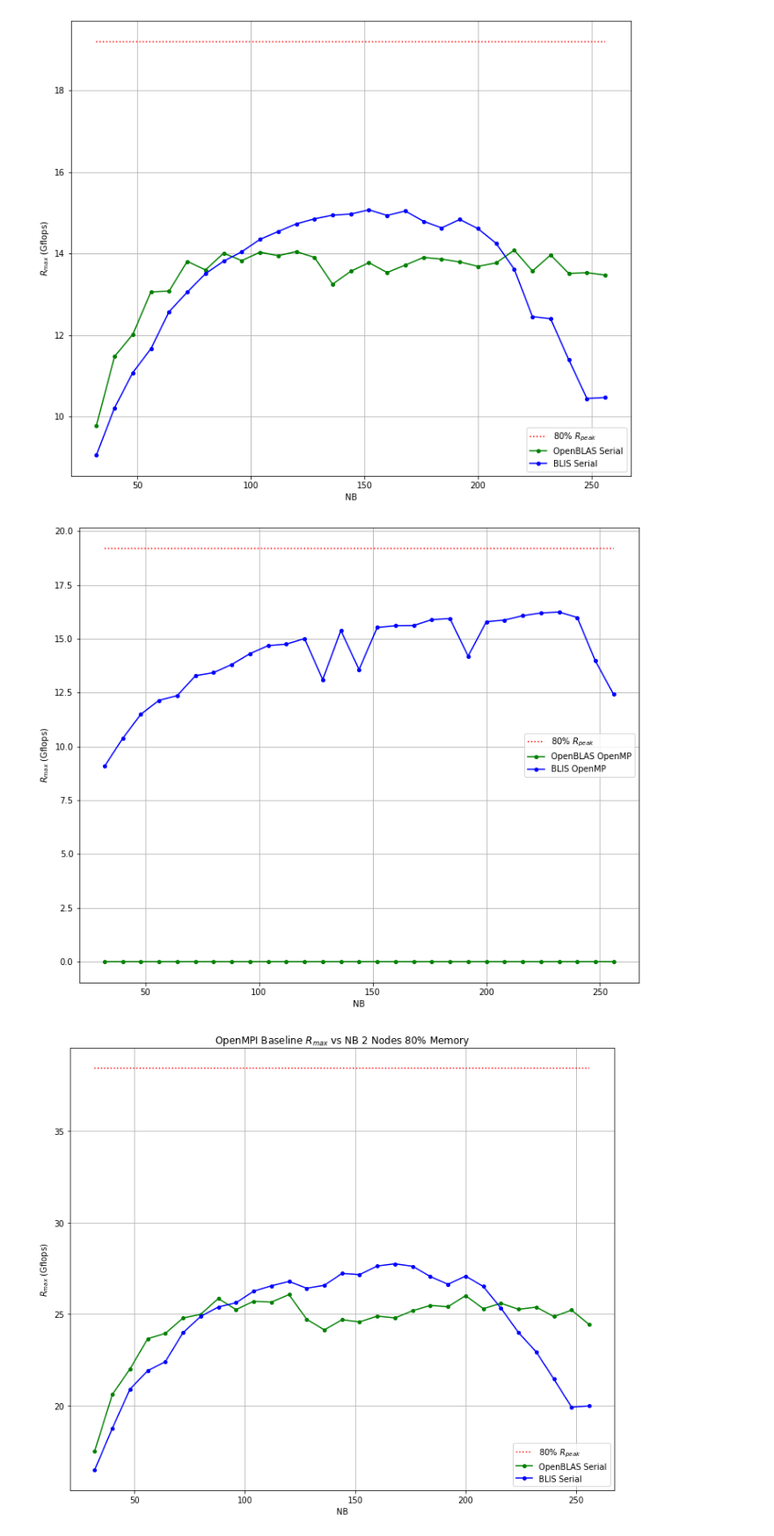
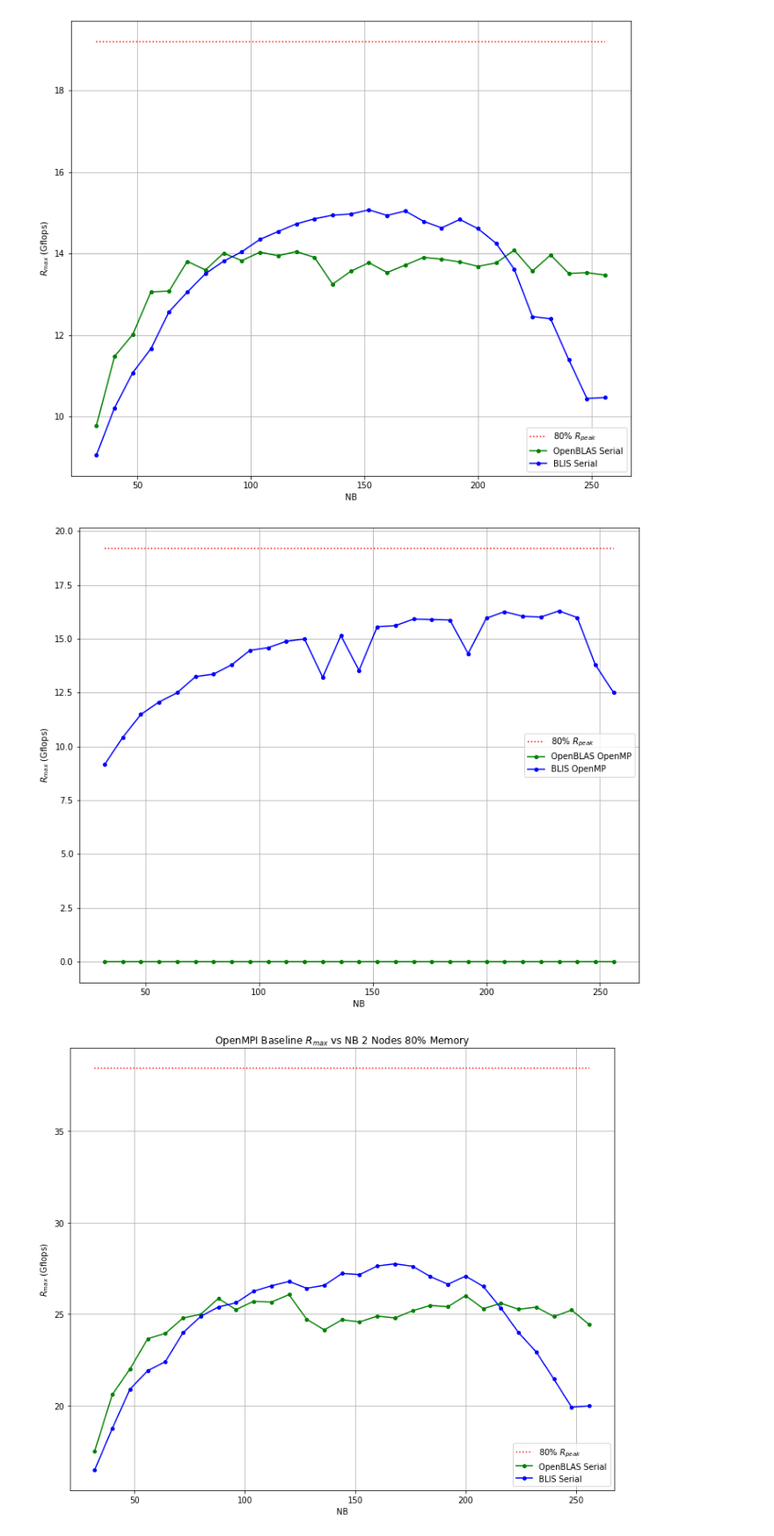
Before and after one commit to johnduffymsc/dissertation, a Jupyter notebook: picluster.ipynb, the cells around one changed output. Shown at 88% size. Drawn from its saved outputs; the diff is of its cells as text; code cells hidden in the pictures.

```diff
--- a/picluster.ipynb
+++ b/picluster.ipynb
@@ -288,63 +288,63 @@ openblas_openmp = [
     0,
     0,
     0,
     0,
     0,
     0,
     0,
     0,
     0,
     0,
     0,
     0
 ]
 
 blis_openmp = [
-    9.0775e+00,
-    1.0375e+01,
-    1.1497e+01,
-    1.2144e+01,
-    1.2362e+01,
-    1.3286e+01,
-    1.3429e+01,
-    1.3810e+01,
-    1.4310e+01,
-    1.4684e+01,
-    1.4753e+01,
-    1.5011e+01,
-    1.3109e+01,
-    1.5382e+01,
-    1.3571e+01,
-    1.5526e+01,
-    1.5608e+01,
-    1.5615e+01,
-    1.5890e+01,
-    1.5940e+01,
-    1.4193e+01,
-    1.5793e+01,
-    1.5870e+01,
-    1.6072e+01,
-    1.6201e+01,
-    1.6244e+01,
-    1.5990e+01,
-    1.3971e+01,
-    1.2422e+01
+    9.1541e+00,
+    1.0421e+01,
+    1.1487e+01,
+    1.2067e+01,
+    1.2497e+01,
+    1.3242e+01,
+    1.3362e+01,
+    1.3798e+01,
+    1.4465e+01,
+    1.4589e+01,
+    1.4887e+01,
+    1.4991e+01,
+    1.3214e+01,
+    1.5148e+01,
+    1.3533e+01,
+    1.5560e+01,
+    1.5612e+01,
+    1.5916e+01,
+    1.5895e+01,
+    1.5872e+01,
+    1.4312e+01,
+    1.5954e+01,
+    1.6263e+01,
+    1.6046e+01,
+    1.6012e+01,
+    1.6299e+01,
+    1.5986e+01,
+    1.3791e+01,
+    1.2503e+01
 ]
 
 plt.figure(figsize=(12, 10))
 #plt.title("OpenMP Baseline $R_{max}$ vs NB 1 Node (4 Cores) 80% Memory")
 plt.plot([32, 256], [R_PEAK_80, R_PEAK_80], ":", markersize=4, color="red")
 plt.plot(nb, openblas_openmp, "-go", markersize=4)
 plt.plot(nb, blis_openmp, "-bo", markersize=4)
 plt.xlabel("NB")
 plt.ylabel("$R_{max}$ (Gflops)")
 plt.legend(["80% $R_{peak}$", "OpenBLAS OpenMP", "BLIS OpenMP"])
 plt.grid()
 plt.savefig("openmp_gflops_vs_nb_1_node_80_percent_memory.pdf", bbox_inches="tight")
 plt.savefig("openmp_gflops_vs_nb_1_node_80_percent_memory.png", bbox_inches="tight")
 plt.show()
 # %% [output]
-[figure, old version]
+[figure, new version]
 # %%
 # OpenMPI Gflops vs NB for 2 nodes using 80% memory.
 
```
Also changed, not shown: 2 other files.
